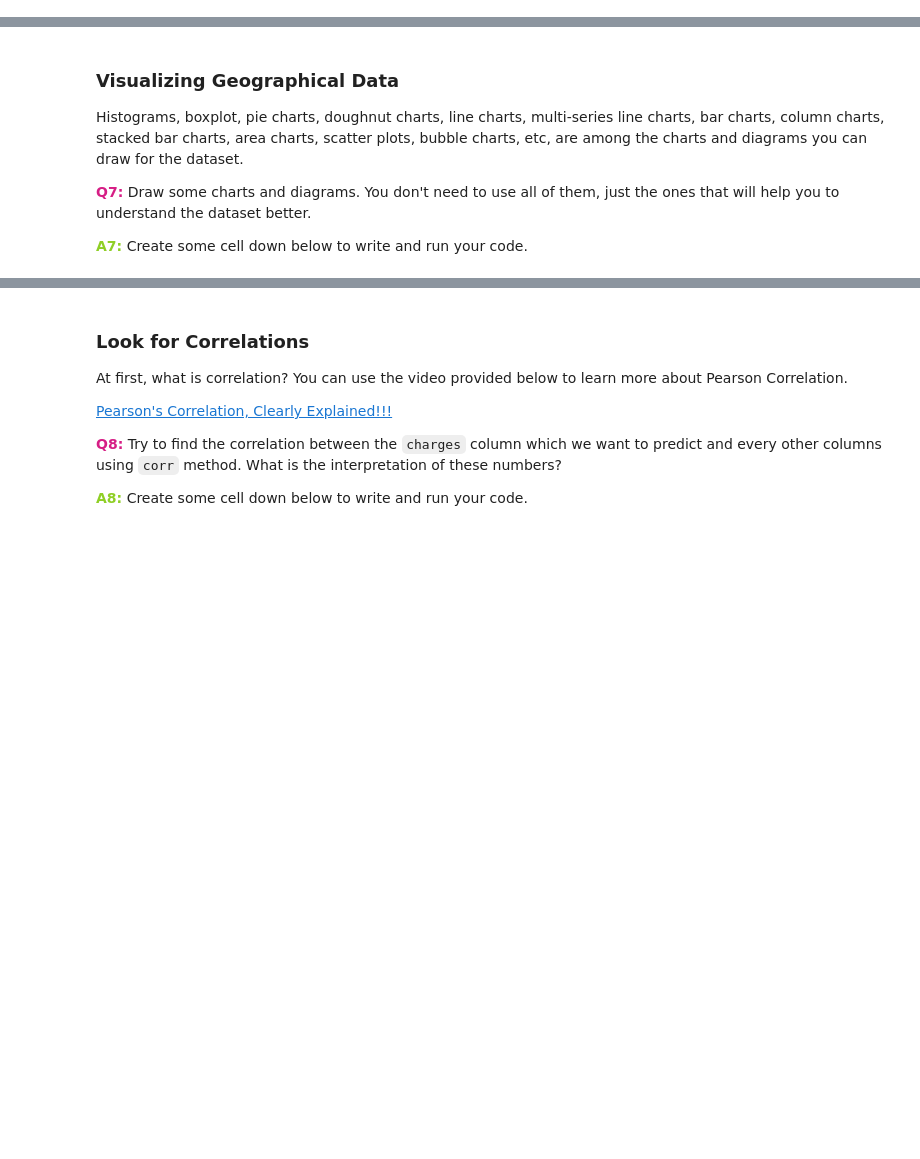
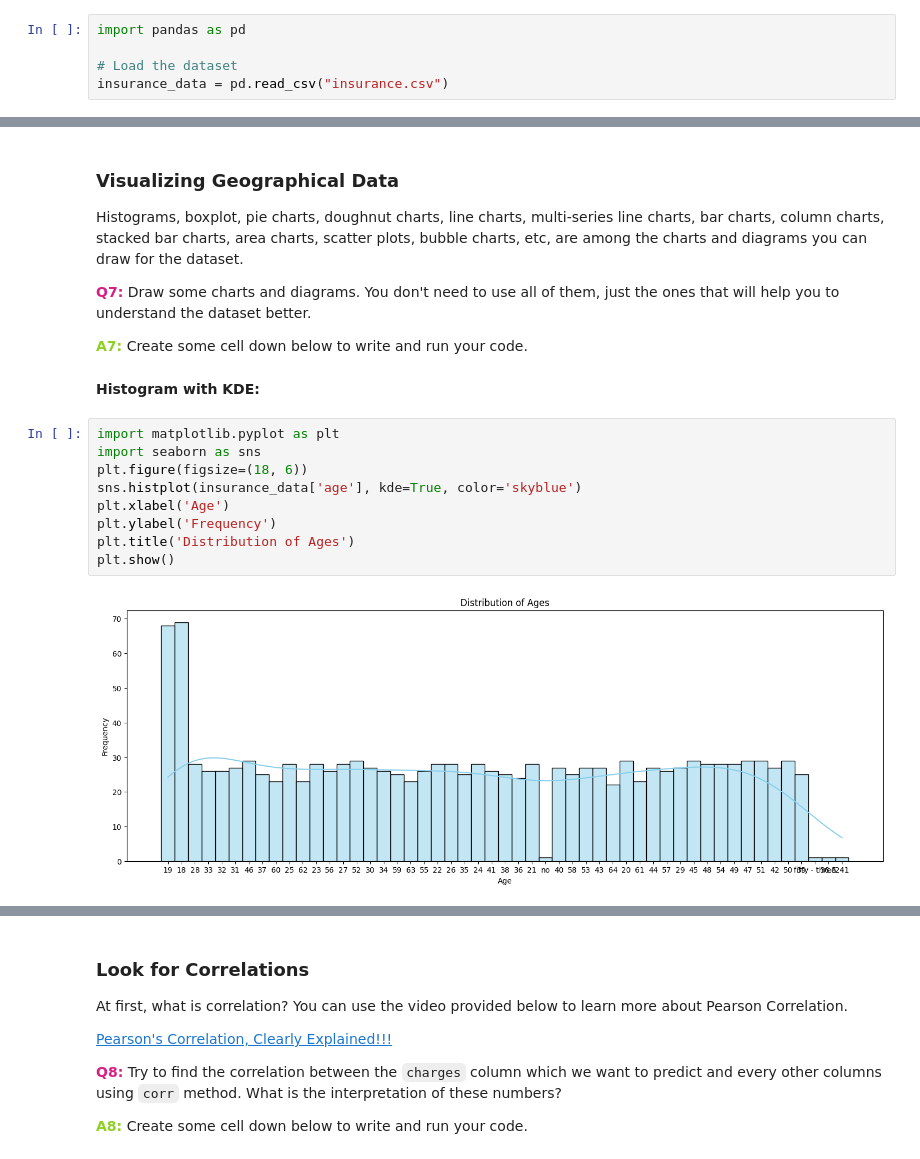
Before and after one commit to peyman886/Machine_Learning, a Jupyter notebook: Bahrak 1402-1/HomeWork/HW01/Machine_Learning_HW01.ipynb, the cells around one changed output, grey strips where cells are left out. Drawn from its saved outputs; the diff is of its cells as text; blank space fills up the shorter version.

```diff
--- a/Bahrak 1402-1/HomeWork/HW01/Machine_Learning_HW01.ipynb
+++ b/Bahrak 1402-1/HomeWork/HW01/Machine_Learning_HW01.ipynb
@@ -137,3 +137,8 @@ Finding the data is not all that matters. Before you can start to build your mod
 <font color='#D61E85' size='+2'>**Q4:**</font> Try to perform these methods on our dataset and get some insight about it. Is there any other methods to use?
 
 <font color='#8FCF26' size='+2'>**A4:**</font> Create some cell down below to write and run your code.
+# %%
+import pandas as pd
+
+# Load the dataset
+insurance_data = pd.read_csv("insurance.csv")
@@ -158,3 +251,16 @@ Histograms, boxplot, pie charts, doughnut charts, line charts, multi-series line
 <font color='#D61E85' size='+2'>**Q7:**</font> Draw some charts and diagrams. You don't need to use all of them, just the ones that will help you to understand the dataset better.
 
 <font color='#8FCF26' size='+2'>**A7:**</font> Create some cell down below to write and run your code.
+# %% [markdown]
+**Histogram with KDE:**
+# %%
+import matplotlib.pyplot as plt
+import seaborn as sns
+plt.figure(figsize=(18, 6))
+sns.histplot(insurance_data['age'], kde=True, color='skyblue')
+plt.xlabel('Age')
+plt.ylabel('Frequency')
+plt.title('Distribution of Ages')
+plt.show()
+# %% [output]
+[figure, added]
```
Also changed, not shown: parts of 11 cells of this notebook.
